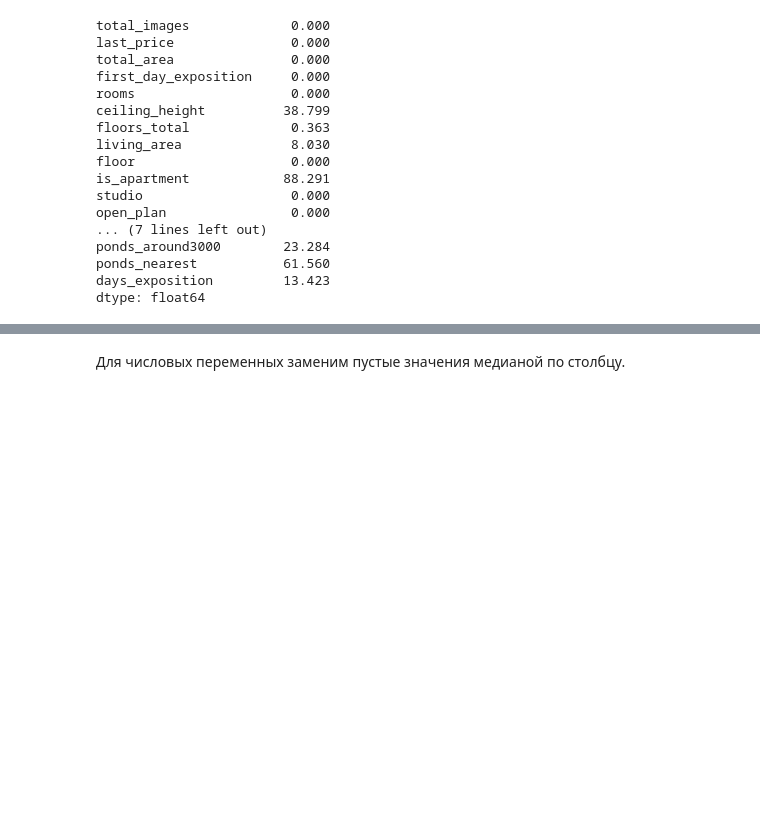
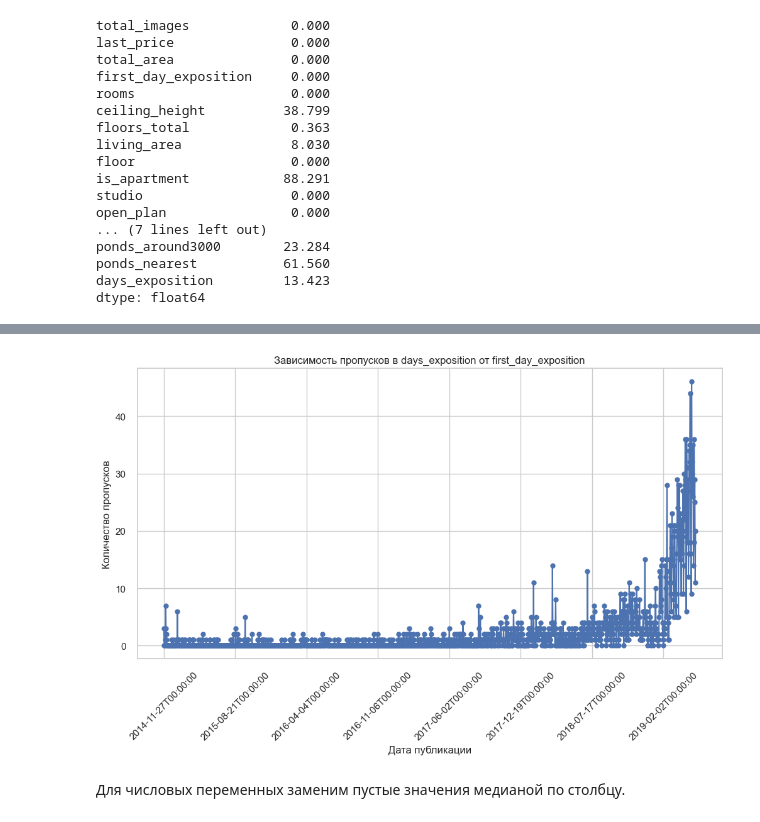
Before and after one commit to ivangolt/yandex_practicum-ds, a Jupyter notebook: 05.estate_data/Исследование объявлений о продаже квартир.ipynb, the cells around one changed output, grey strips where cells are left out. Drawn from its saved outputs; the diff is of its cells as text; code cells hidden in the pictures; blank space fills up the shorter version.

```diff
--- a/05.estate_data/Исследование объявлений о продаже квартир.ipynb
+++ b/05.estate_data/Исследование объявлений о продаже квартир.ipynb
@@ -128,6 +128,20 @@ data.head()
 | 2 | 10 | 5196000.0 | 56.0 | 2015-08-20T00:00:00 | 2 | NaN | 5.0 | ... |
 | 3 | 0 | 64900000.0 | 159.0 | 2015-07-24T00:00:00 | 3 | NaN | 14.0 | ... |
 | 4 | 2 | 10000000.0 | 100.0 | 2018-06-19T00:00:00 | 2 | 3.03 | 14.0 | ... |
+# %%
+missing_by_date = data.groupby('first_day_exposition')['days_exposition'].apply(lambda x: x.isnull().sum())
+
+# Построение графика
+plt.figure(figsize=(12, 6))
+missing_by_date.plot(kind='line', marker='o')
+plt.title('Зависимость пропусков в days_exposition от first_day_exposition')
+plt.xlabel('Дата публикации')
+plt.ylabel('Количество пропусков')
+plt.xticks(rotation=45)
+plt.grid(True)
+plt.show()
+# %% [output]
+[figure, added]
 # %% [markdown]
 Для числовых переменных заменим пустые значения медианой по столбцу.
 # %%
```
Also changed, not shown: parts of 31 cells of this notebook, 4 other files.
